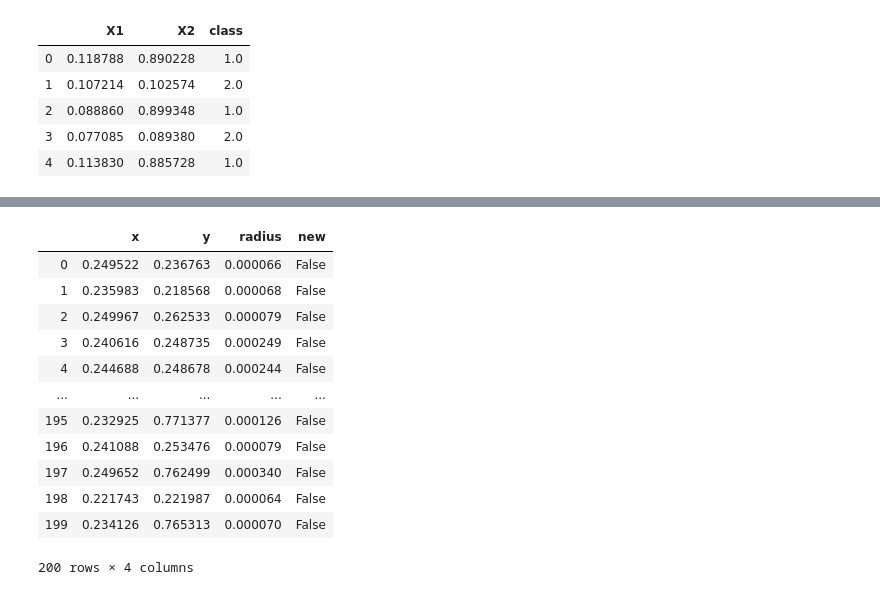
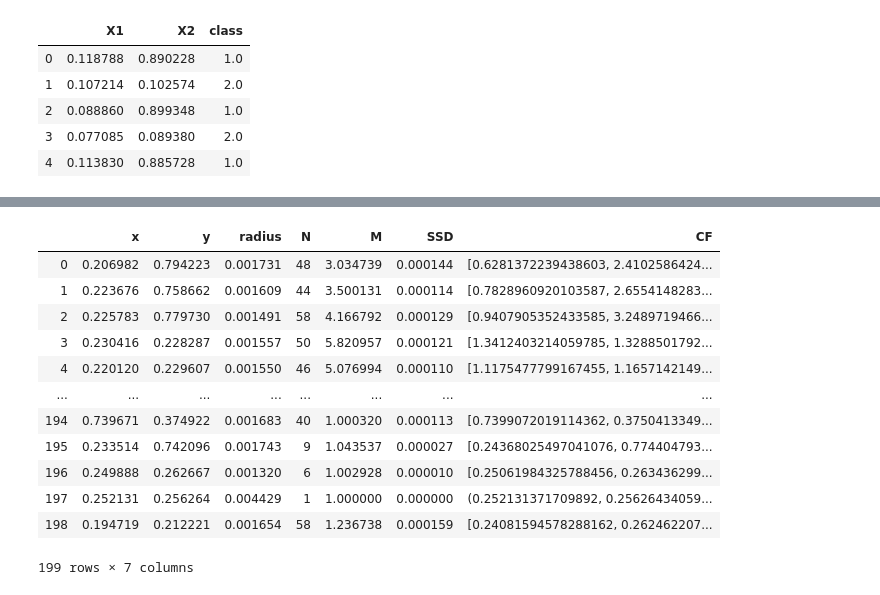
Before and after one commit to vpozdnyakov/d_fuzzstream, a Jupyter notebook: clustering.ipynb, the cells around one changed output, grey strips where cells are left out. Saved outputs shown, nothing was run; the diff lists cells and outputs as text; code cells hidden in the pictures.

```diff
--- a/clustering.ipynb
+++ b/clustering.ipynb
@@ -52,19 +52,20 @@ pd.DataFrame(res)
-# %%
-fs.to_dataframe()
-# %% [output]
-|  | x | y | radius | new |
-| 0 | 0.249522 | 0.236763 | 0.000066 | False |
-| 1 | 0.235983 | 0.218568 | 0.000068 | False |
-| 2 | 0.249967 | 0.262533 | 0.000079 | False |
-| 3 | 0.240616 | 0.248735 | 0.000249 | False |
-| 4 | 0.244688 | 0.248678 | 0.000244 | False |
-| ... | ... | ... | ... | ... |
-| 195 | 0.232925 | 0.771377 | 0.000126 | False |
-| 196 | 0.241088 | 0.253476 | 0.000079 | False |
-| 197 | 0.249652 | 0.762499 | 0.000340 | False |
-| 198 | 0.221743 | 0.221987 | 0.000064 | False |
-| 199 | 0.234126 | 0.765313 | 0.000070 | False |
-200 rows × 4 columns
+# %%
+reload(fuzzy)
+fs.to_dataframe()
+# %% [output]
+|  | x | y | radius | N | M | SSD | CF |
+| 0 | 0.206982 | 0.794223 | 0.001731 | 48 | 3.034739 | 0.000144 | [0.6281372239438603, 2.4102586424... |
+| 1 | 0.223676 | 0.758662 | 0.001609 | 44 | 3.500131 | 0.000114 | [0.7828960920103587, 2.6554148283... |
+| 2 | 0.225783 | 0.779730 | 0.001491 | 58 | 4.166792 | 0.000129 | [0.9407905352433585, 3.2489719466... |
+| 3 | 0.230416 | 0.228287 | 0.001557 | 50 | 5.820957 | 0.000121 | [1.3412403214059785, 1.3288501792... |
+| 4 | 0.220120 | 0.229607 | 0.001550 | 46 | 5.076994 | 0.000110 | [1.1175477799167455, 1.1657142149... |
+| ... | ... | ... | ... | ... | ... | ... | ... |
+| 194 | 0.739671 | 0.374922 | 0.001683 | 40 | 1.000320 | 0.000113 | [0.7399072019114362, 0.3750413349... |
+| 195 | 0.233514 | 0.742096 | 0.001743 | 9 | 1.043537 | 0.000027 | [0.24368025497041076, 0.774404793... |
+| 196 | 0.249888 | 0.262667 | 0.001320 | 6 | 1.002928 | 0.000010 | [0.25061984325788456, 0.263436299... |
+| 197 | 0.252131 | 0.256264 | 0.004429 | 1 | 1.000000 | 0.000000 | (0.252131371709892, 0.25626434059... |
+| 198 | 0.194719 | 0.212221 | 0.001654 | 58 | 1.236738 | 0.000159 | [0.24081594578288162, 0.262462207... |
+199 rows × 7 columns
 # %%
 fig, ax = plt.subplots(figsize=(7,7))
 ax.set_aspect(1)
```
Also changed, not shown: parts of 2 cells of this notebook, 2 other files.
